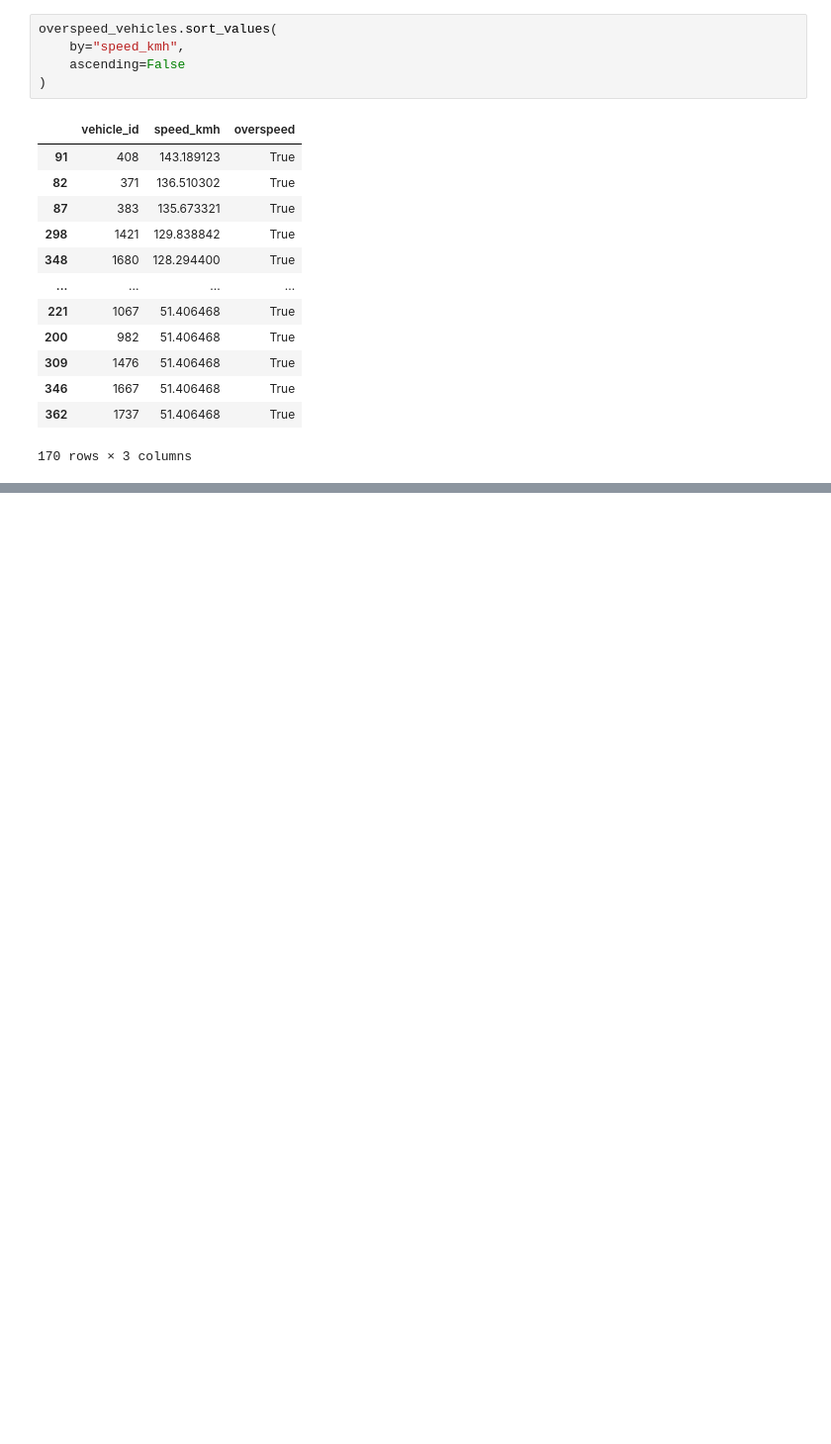
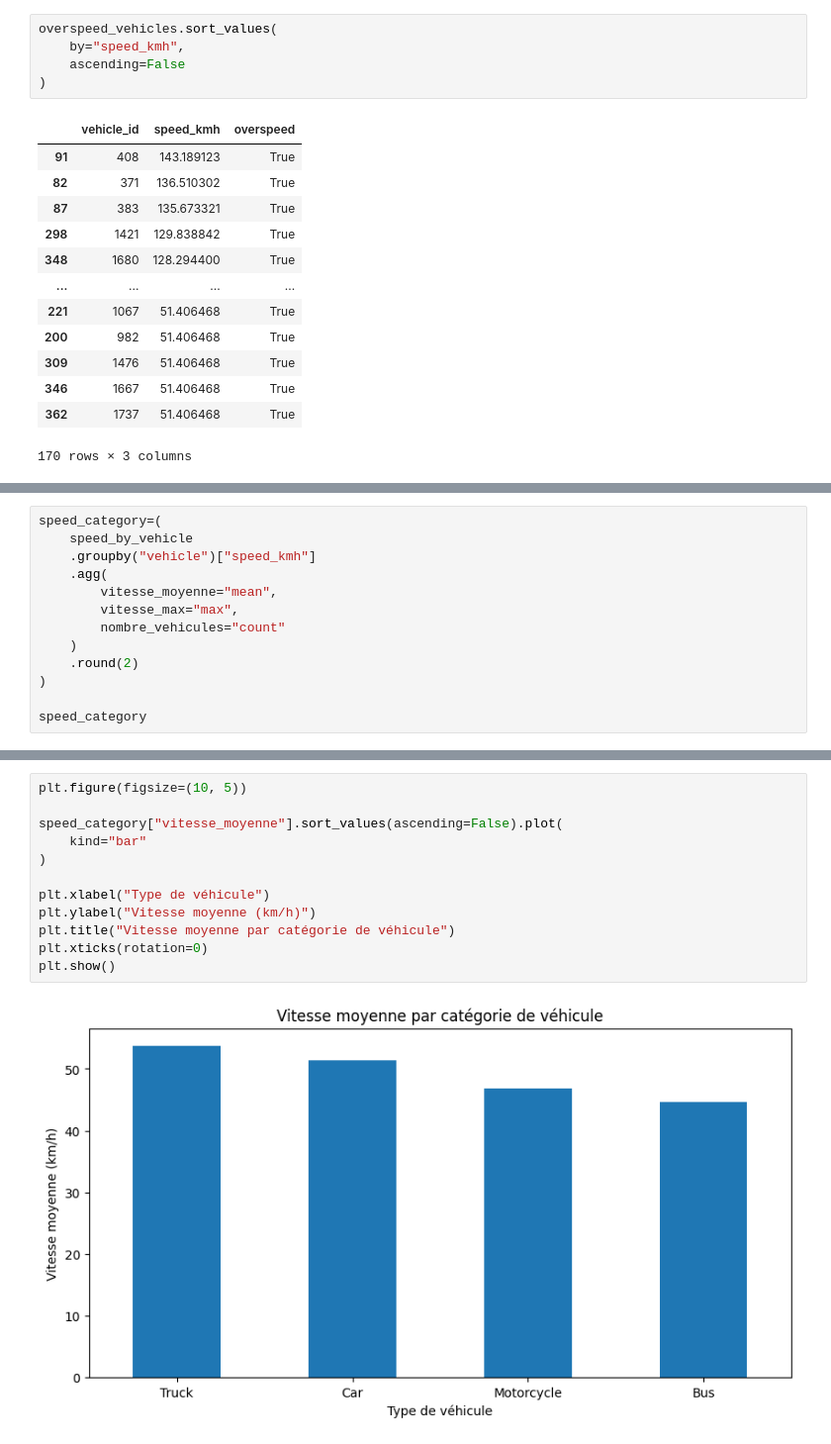
Before and after one commit to moun-13/SmartTrafficAI, a Jupyter notebook: notebooks/Smart_Traffic_AI.ipynb, the cells around one changed output, grey strips where cells are left out. Shown at 99% size. Drawn from its saved outputs; the diff is of its cells as text; blank space fills up the shorter version.

```diff
--- a/notebooks/Smart_Traffic_AI.ipynb
+++ b/notebooks/Smart_Traffic_AI.ipynb
@@ -1659,0 +1741,13 @@ overspeed_vehicles.sort_values(
+# %%
+speed_category=(
+    speed_by_vehicle
+    .groupby("vehicle")["speed_kmh"]
+    .agg(
+        vitesse_moyenne="mean",
+        vitesse_max="max",
+        nombre_vehicules="count"
+    )
+    .round(2)
+)
+
+speed_category
@@ -1659,0 +1761,14 @@ overspeed_vehicles.sort_values(
+# %%
+plt.figure(figsize=(10, 5))
+
+speed_category["vitesse_moyenne"].sort_values(ascending=False).plot(
+    kind="bar"
+)
+
+plt.xlabel("Type de véhicule")
+plt.ylabel("Vitesse moyenne (km/h)")
+plt.title("Vitesse moyenne par catégorie de véhicule")
+plt.xticks(rotation=0)
+plt.show()
+# %% [output]
+[figure, added]
```
Also changed, not shown: parts of 20 cells of this notebook.
